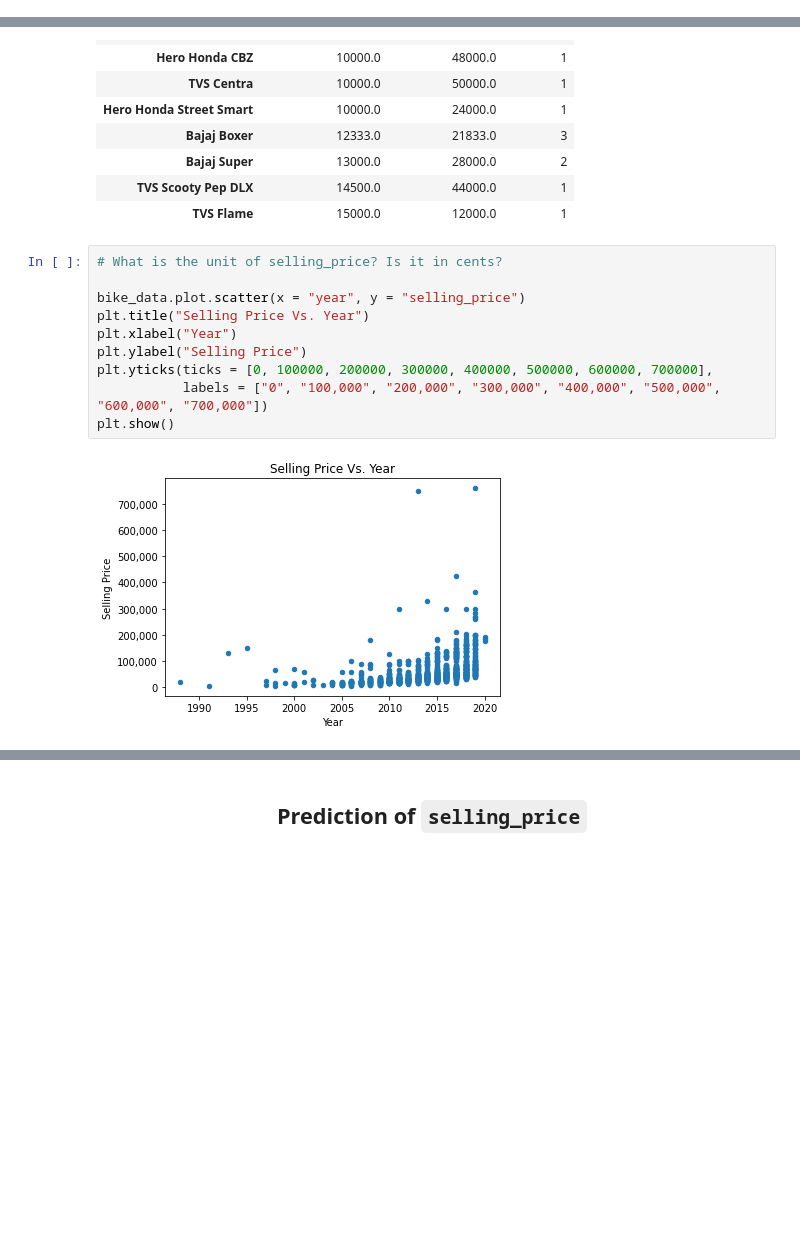
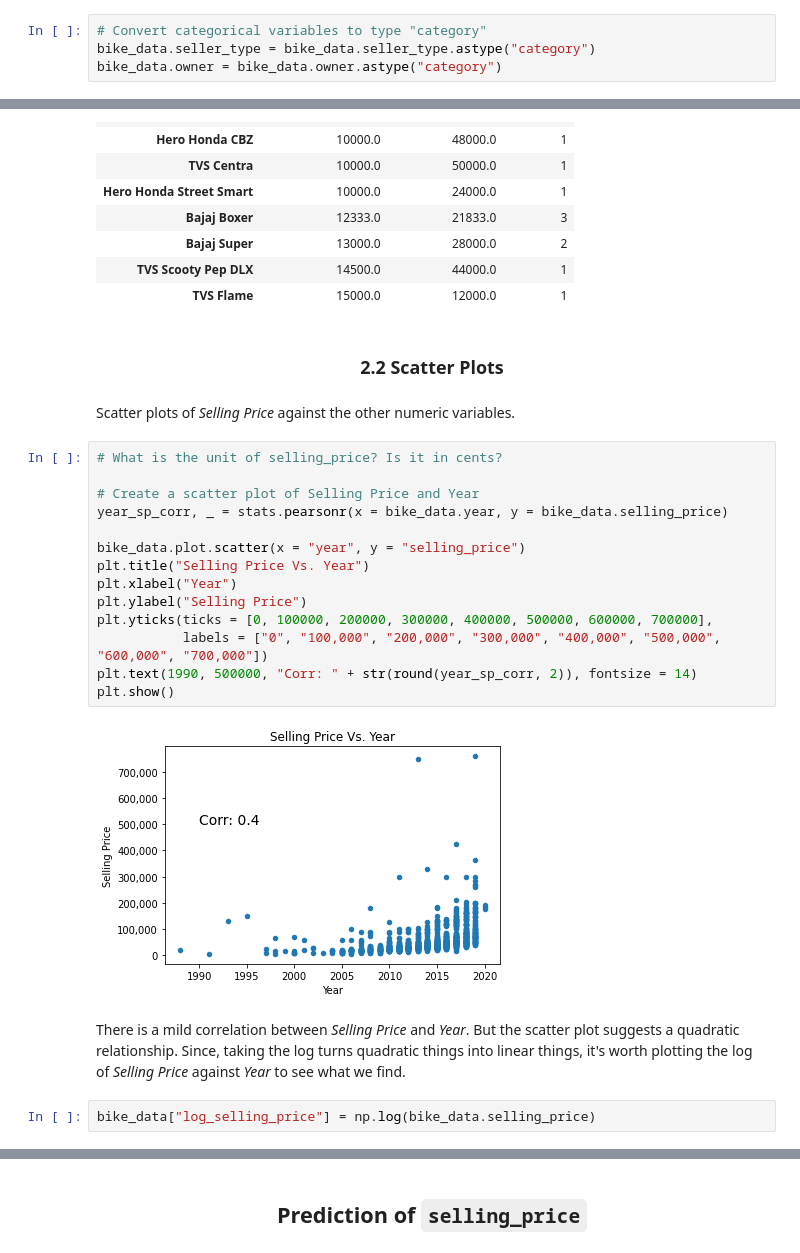
Before and after one commit to scimaksim/ST_590_Project1, a Jupyter notebook: Group_B_Project_1.ipynb, the cells around one changed output, grey strips where cells are left out. Saved outputs shown, nothing was run; the diff lists cells and outputs as text; blank space fills up the shorter version.

Commit message:
Update Group_B_Project_1.ipynb
Added more plots

```diff
--- a/Group_B_Project_1.ipynb
+++ b/Group_B_Project_1.ipynb
@@ -23,4 +24,8 @@ bike_data.head()
 | 2 | Royal Enfield Classic Gunmetal Grey | 150000 | 2018 | Individual | 1st owner | 12000 | 148114.0 |
 | 3 | Yamaha Fazer FI V 2.0 [2016-2018] | 65000 | 2015 | Individual | 1st owner | 23000 | 89643.0 |
 | 4 | Yamaha SZ [2013-2014] | 20000 | 2011 | Individual | 2nd owner | 21000 | NaN |
+# %%
+# Convert categorical variables to type "category"
+bike_data.seller_type = bike_data.seller_type.astype("category")
+bike_data.owner = bike_data.owner.astype("category")
 # %% [markdown]
@@ -104,15 +110,27 @@ highest_lowest_selling.sort_values(by="mean_selling_price", ascending=True).head
 | Bajaj Super | 13000.0 | 28000.0 | 2 |
 | TVS Scooty Pep DLX | 14500.0 | 44000.0 | 1 |
 | TVS Flame | 15000.0 | 12000.0 | 1 |
+# %% [markdown]
+### <center>2.2 Scatter Plots</center>
+# %% [markdown]
+Scatter plots of *Selling Price* against the other numeric variables.
 # %%
 # What is the unit of selling_price? Is it in cents?
+
+# Create a scatter plot of Selling Price and Year
+year_sp_corr, _ = stats.pearsonr(x = bike_data.year, y = bike_data.selling_price)
 
 bike_data.plot.scatter(x = "year", y = "selling_price")
 plt.title("Selling Price Vs. Year")
 plt.xlabel("Year")
 plt.ylabel("Selling Price")
 plt.yticks(ticks = [0, 100000, 200000, 300000, 400000, 500000, 600000, 700000],
            labels = ["0", "100,000", "200,000", "300,000", "400,000", "500,000", "600,000", "700,000"])
+plt.text(1990, 500000, "Corr: " + str(round(year_sp_corr, 2)), fontsize = 14)
 plt.show()
 # %% [output]
-[figure, old version]
+[figure, new version]
+# %% [markdown]
+There is a mild correlation between *Selling Price* and *Year*. But the scatter plot suggests a quadratic relationship. Since, taking the log turns quadratic things into linear things, it's worth plotting the log of *Selling Price* against *Year* to see what we find.
+# %%
+bike_data["log_selling_price"] = np.log(bike_data.selling_price)
```
Also changed, not shown: parts of 23 cells of this notebook.
